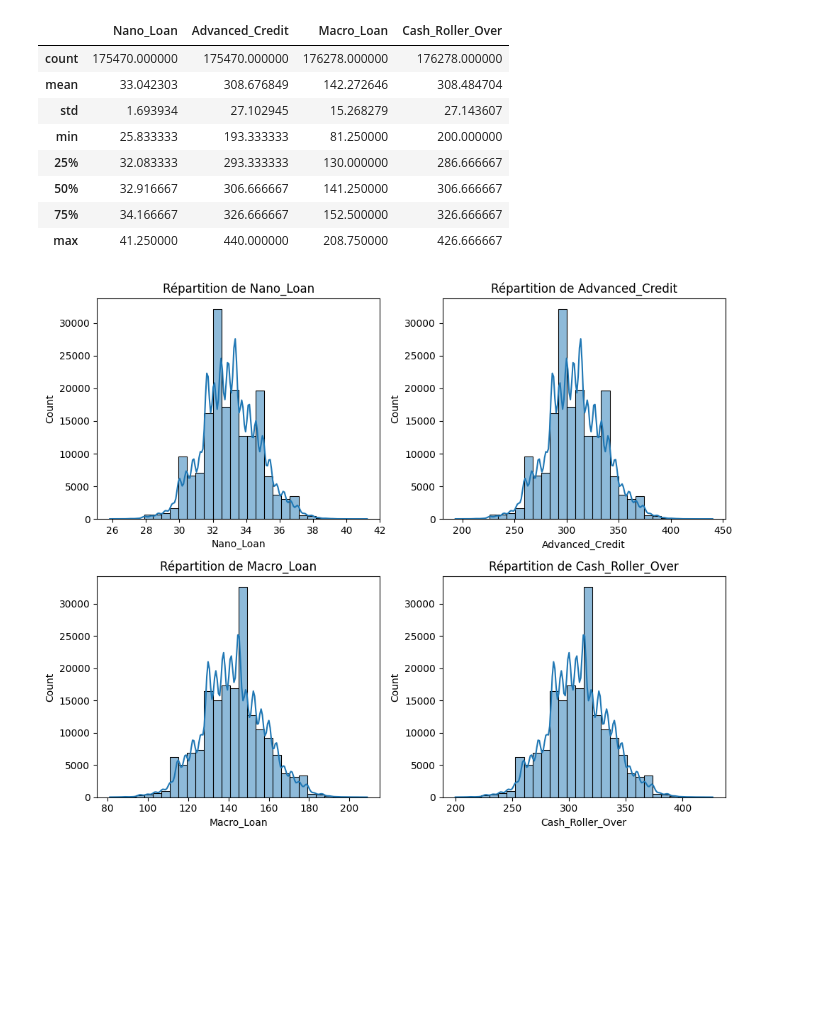
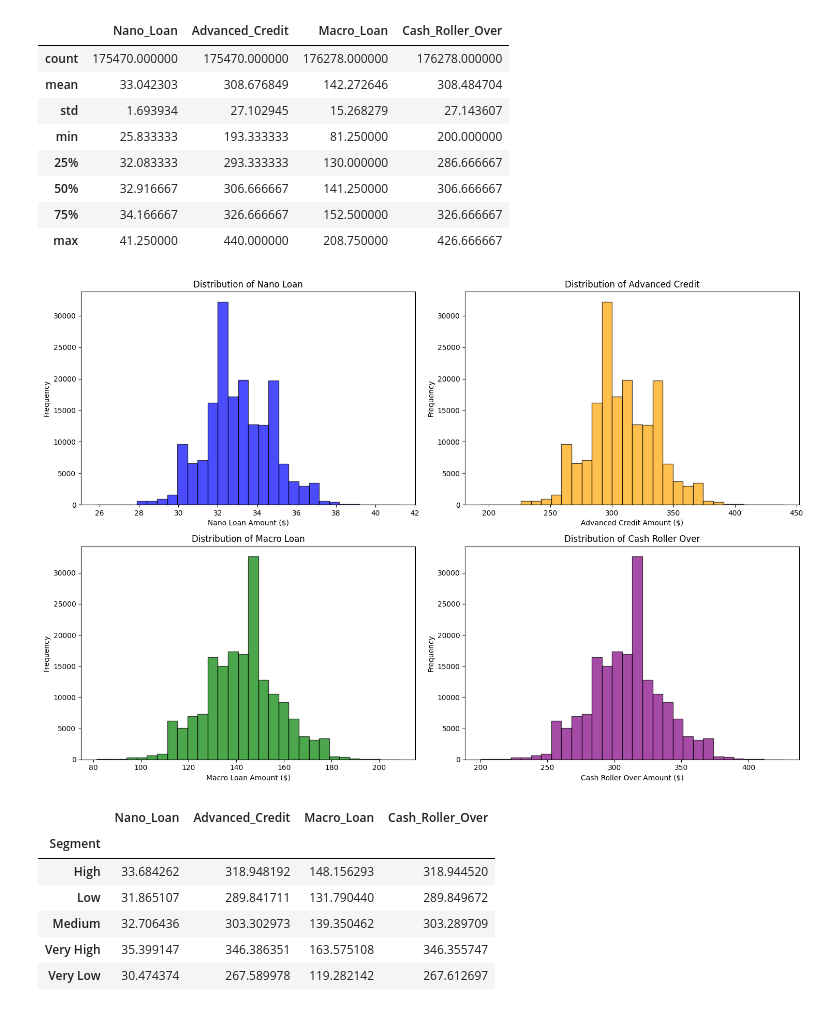
Before and after one commit to joshafouda/fintechforesg, a Jupyter notebook: notebooks/EDA_cash_allocated.ipynb, the cells around one changed output. Drawn from its saved outputs; the diff is of its cells as text; code cells hidden in the pictures; blank space fills up the shorter version.

```diff
--- a/notebooks/EDA_cash_allocated.ipynb
+++ b/notebooks/EDA_cash_allocated.ipynb
@@ -49,15 +49,41 @@ Statistiques descriptives des crédits alloués :
 | 50% | 32.916667 | 306.666667 | 141.250000 | 306.666667 |
 | 75% | 34.166667 | 326.666667 | 152.500000 | 326.666667 |
 | max | 41.250000 | 440.000000 | 208.750000 | 426.666667 |
-# %%
-# Visualisation : Histogrammes des crédits
-plt.figure(figsize=(10, 8))
-for i, col in enumerate(credit_columns, start=1):
-    plt.subplot(2, 2, i)
-    sns.histplot(cash_allocated_data[col], kde=True, bins=30)
-    plt.title(f"Répartition de {col}")
-    plt.xlabel(col)
-plt.tight_layout()
-plt.show()
-# %% [output]
-[figure, removed]
+# %%
+# Key tables and graphs for the report
+
+# 1. Descriptive statistics for all four credit types
+credit_stats = cash_allocated_data[['Nano_Loan', 'Advanced_Credit', 'Macro_Loan', 'Cash_Roller_Over']].describe()
+
+# 2. Comparison of credit amounts by Profile_Code
+profile_credit_comparison = cash_allocated_data[['Profile_Code', 'Nano_Loan', 'Advanced_Credit', 'Macro_Loan', 'Cash_Roller_Over']].sample(10)
+
+# 3. Histograms for each credit type
+fig, axes = plt.subplots(2, 2, figsize=(15, 10))
+axes = axes.flatten()
+
+credit_types = ['Nano_Loan', 'Advanced_Credit', 'Macro_Loan', 'Cash_Roller_Over']
+colors = ['blue', 'orange', 'green', 'purple']
+
+for i, credit in enumerate(credit_types):
+    axes[i].hist(cash_allocated_data[credit].dropna(), bins=30, edgecolor='black', alpha=0.7, color=colors[i])
+    axes[i].set_title(f"Distribution of {credit.replace('_', ' ')}")
+    axes[i].set_xlabel(f"{credit.replace('_', ' ')} Amount ($)")
+    axes[i].set_ylabel("Frequency")
+
+plt.tight_layout()
+plt.show()
+# %% [output]
+[figure, added]
+# %%
+# Average Loan Amounts by Segment
+average_loan_by_segment = cash_allocated_data.groupby('Segment')[credit_types].mean()
+average_loan_by_segment
+# %% [output]
+|  | Nano_Loan | Advanced_Credit | Macro_Loan | Cash_Roller_Over |
+| Segment |  |  |  |  |
+| High | 33.684262 | 318.948192 | 148.156293 | 318.944520 |
+| Low | 31.865107 | 289.841711 | 131.790440 | 289.849672 |
+| Medium | 32.706436 | 303.302973 | 139.350462 | 303.289709 |
+| Very High | 35.399147 | 346.386351 | 163.575108 | 346.355747 |
+| Very Low | 30.474374 | 267.589978 | 119.282142 | 267.612697 |
```
Also changed, not shown: parts of 5 cells of this notebook, 7 other files.
